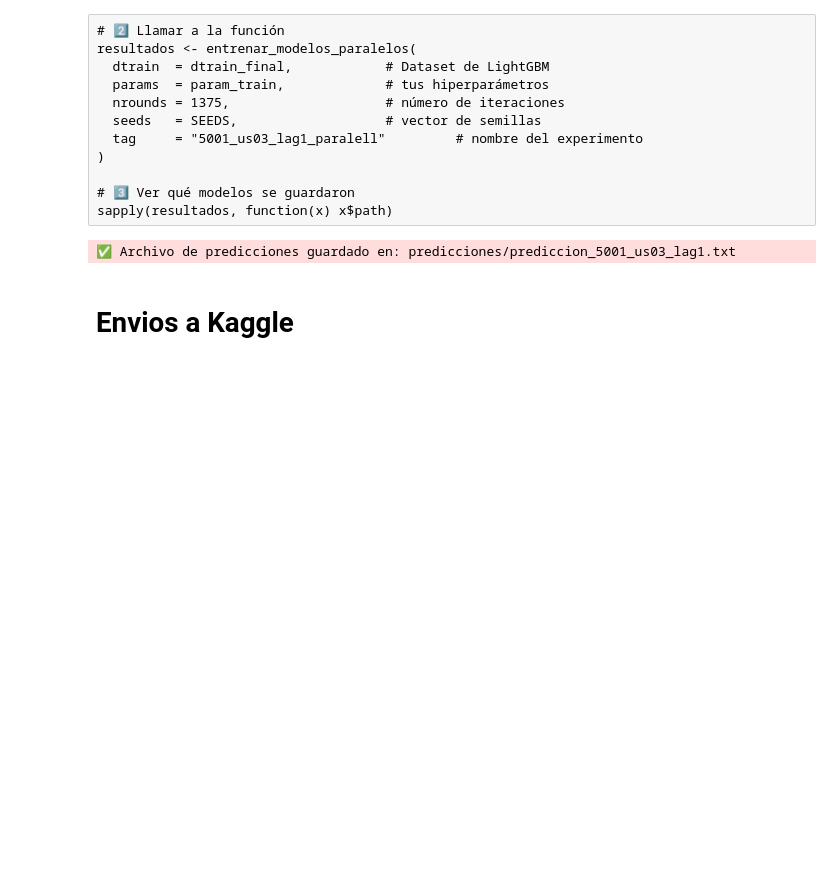
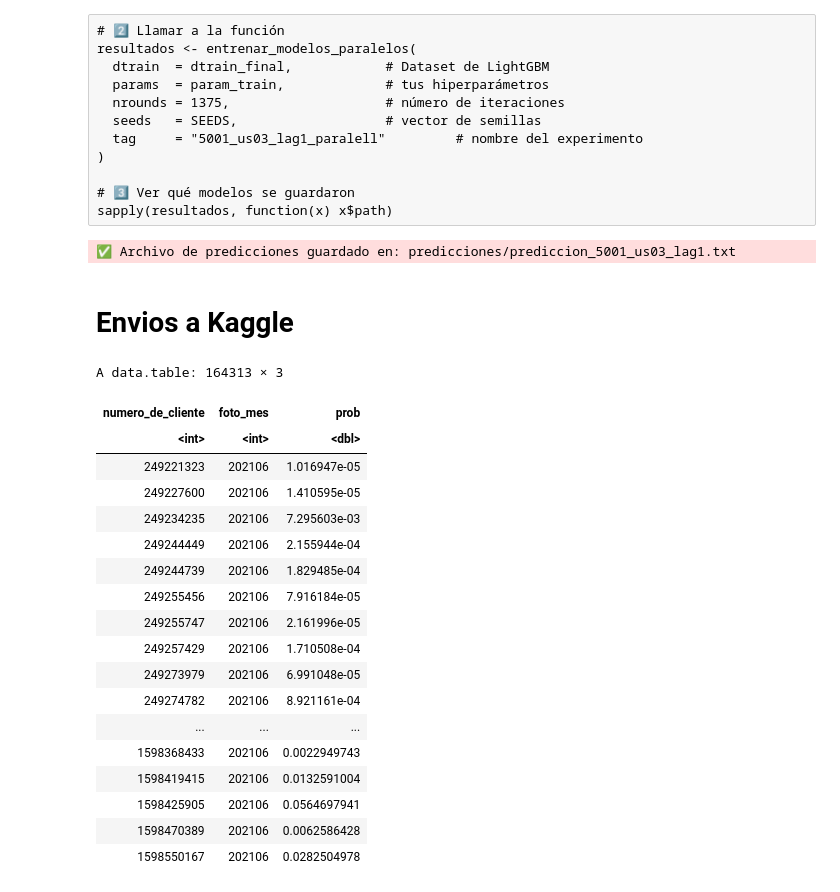
Before and after one commit to missvico/dmeyf2025, a Jupyter notebook: src/competencia/experimento/train.ipynb, the cells around one changed output. Drawn from its saved outputs; the diff is of its cells as text; code cells hidden in the pictures; blank space fills up the shorter version.

```diff
--- a/src/competencia/experimento/train.ipynb
+++ b/src/competencia/experimento/train.ipynb
@@ -293,3 +293,25 @@ if (is.null(PARAM$experimento)) PARAM$experimento <- "5001_us03_lag1"
 # 1) Cargar predicciones desde el archivo
 tb_prediccion <- fread(pred_file, sep = "\t")
 # Espera columnas: numero_de_cliente, foto_mes, prob
+# %%
+tb_prediccion
+# %% [output]
+A data.table: 164313 × 3
+| numero_de_cliente | foto_mes | prob |
+| <int> | <int> | <dbl> |
+| 249221323 | 202106 | 1.016947e-05 |
+| 249227600 | 202106 | 1.410595e-05 |
+| 249234235 | 202106 | 7.295603e-03 |
+| 249244449 | 202106 | 2.155944e-04 |
+| 249244739 | 202106 | 1.829485e-04 |
+| 249255456 | 202106 | 7.916184e-05 |
+| 249255747 | 202106 | 2.161996e-05 |
+| 249257429 | 202106 | 1.710508e-04 |
+| 249273979 | 202106 | 6.991048e-05 |
+| 249274782 | 202106 | 8.921161e-04 |
+| ... | ... | ... |
+| 1598368433 | 202106 | 0.0022949743 |
+| 1598419415 | 202106 | 0.0132591004 |
+| 1598425905 | 202106 | 0.0564697941 |
+| 1598470389 | 202106 | 0.0062586428 |
+| 1598550167 | 202106 | 0.0282504978 |
```
Also changed, not shown: 3 other files.
